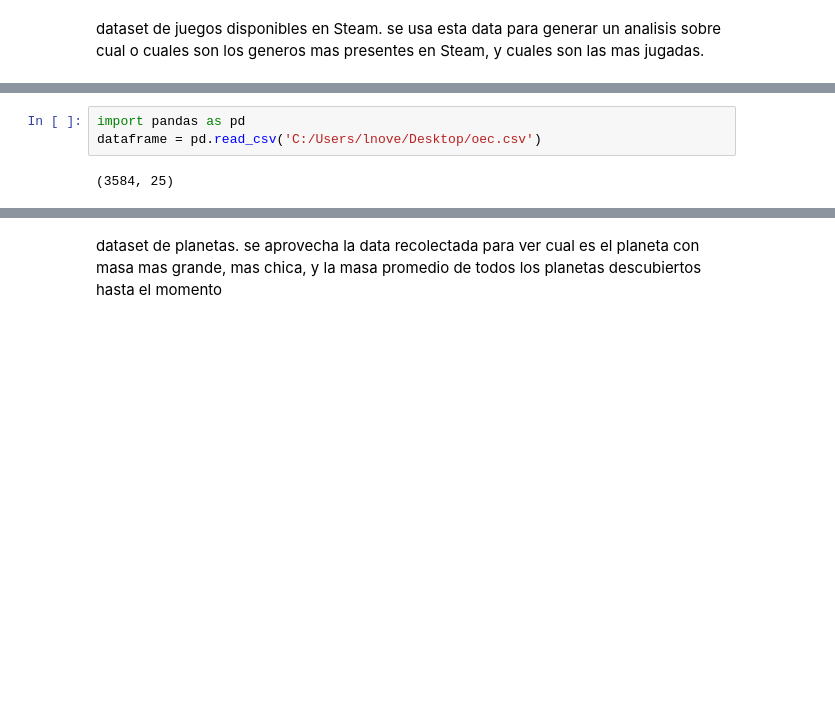
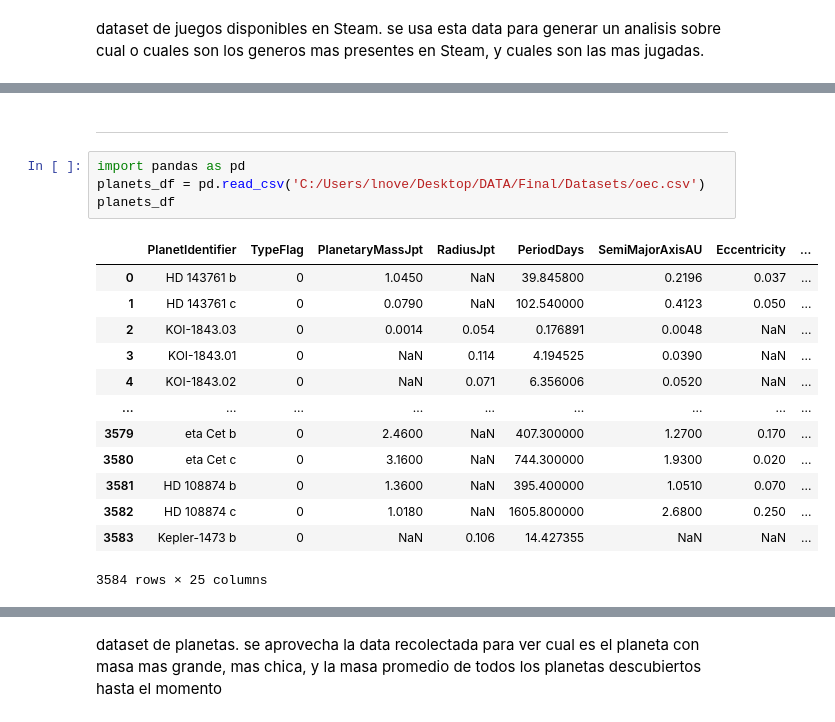
Before and after one commit to L-Novelli/coder_database, a Jupyter notebook: notebook/datasets_Novelli.ipynb, the cells around one changed output, grey strips where cells are left out. Saved outputs shown, nothing was run; the diff lists cells and outputs as text; blank space fills up the shorter version.

```diff
--- a/notebook/datasets_Novelli.ipynb
+++ b/notebook/datasets_Novelli.ipynb
@@ -33,5 +110,20 @@ se usa esta data para generar un analisis sobre cual o cuales son los generos ma
+# %% [markdown]
+---
 # %%
 import pandas as pd
-dataframe = pd.read_csv('C:/Users/lnove/Desktop/oec.csv')
+planets_df = pd.read_csv('C:/Users/lnove/Desktop/DATA/Final/Datasets/oec.csv')
+planets_df
 # %% [output]
+|  | PlanetIdentifier | TypeFlag | PlanetaryMassJpt | RadiusJpt | PeriodDays | SemiMajorAxisAU | Eccentricity | ... |
+| 0 | HD 143761 b | 0 | 1.0450 | NaN | 39.845800 | 0.2196 | 0.037 | ... |
+| 1 | HD 143761 c | 0 | 0.0790 | NaN | 102.540000 | 0.4123 | 0.050 | ... |
+| 2 | KOI-1843.03 | 0 | 0.0014 | 0.054 | 0.176891 | 0.0048 | NaN | ... |
+| 3 | KOI-1843.01 | 0 | NaN | 0.114 | 4.194525 | 0.0390 | NaN | ... |
+| 4 | KOI-1843.02 | 0 | NaN | 0.071 | 6.356006 | 0.0520 | NaN | ... |
+| ... | ... | ... | ... | ... | ... | ... | ... | ... |
+| 3579 | eta Cet b | 0 | 2.4600 | NaN | 407.300000 | 1.2700 | 0.170 | ... |
+| 3580 | eta Cet c | 0 | 3.1600 | NaN | 744.300000 | 1.9300 | 0.020 | ... |
+| 3581 | HD 108874 b | 0 | 1.3600 | NaN | 395.400000 | 1.0510 | 0.070 | ... |
+| 3582 | HD 108874 c | 0 | 1.0180 | NaN | 1605.800000 | 2.6800 | 0.250 | ... |
+| 3583 | Kepler-1473 b | 0 | NaN | 0.106 | 14.427355 | NaN | NaN | ... |
-(3584, 25)
+3584 rows × 25 columns
```
Also changed, not shown: parts of 12 cells of this notebook, 2 other files.
